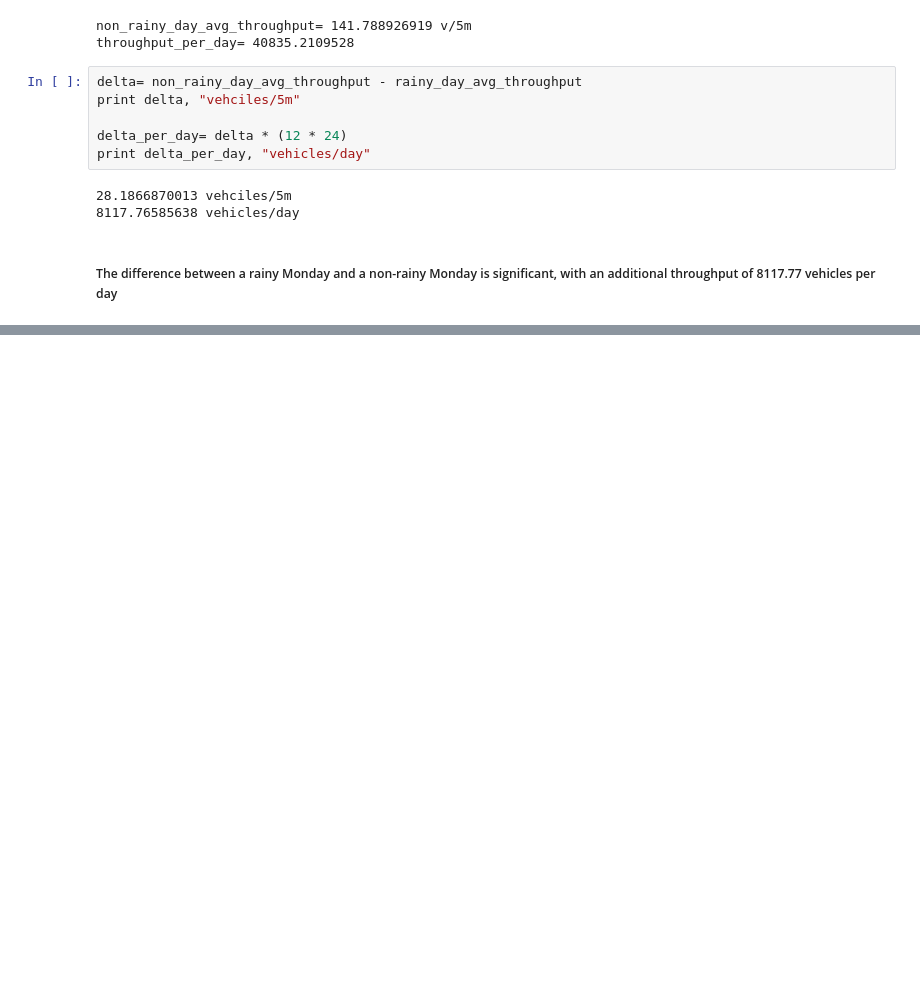
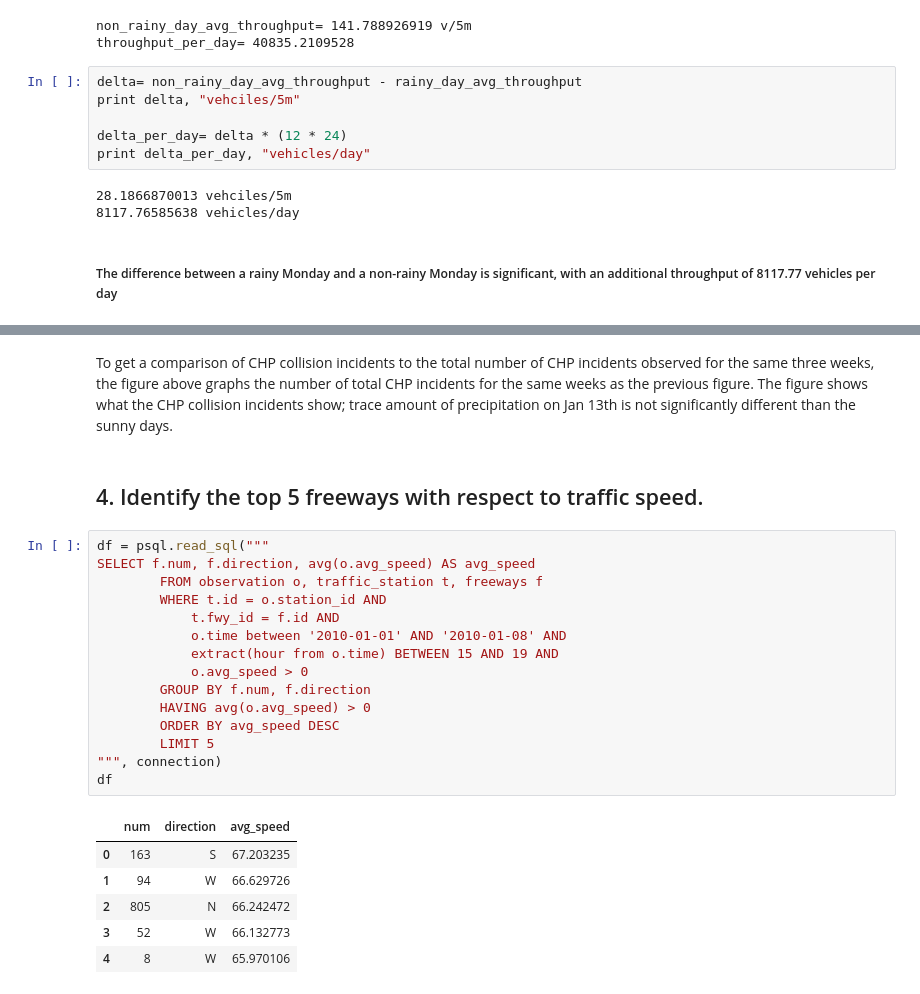
Before and after one commit to conwaywong/dse_capstone, a Jupyter notebook: traffic/src/DSE203_Final_QueryResults.ipynb, the cells around one changed output, grey strips where cells are left out. Drawn from its saved outputs; the diff is of its cells as text; blank space fills up the shorter version.

```diff
--- a/traffic/src/DSE203_Final_QueryResults.ipynb
+++ b/traffic/src/DSE203_Final_QueryResults.ipynb
@@ -241,0 +330,27 @@ print delta_per_day, "vehicles/day"
+# %% [markdown]
+
+To get a comparison of CHP collision incidents to the total number of CHP incidents observed for the same three weeks, the figure above graphs the number of total CHP incidents for the same weeks as the previous figure. The figure shows what the CHP collision incidents show; trace amount of precipitation on Jan 13th is not significantly different than the sunny days.
+# %% [markdown]
+## 4. Identify the top 5 freeways with respect to traffic speed.
+# %%
+df = psql.read_sql("""
+SELECT f.num, f.direction, avg(o.avg_speed) AS avg_speed
+        FROM observation o, traffic_station t, freeways f
+        WHERE t.id = o.station_id AND
+            t.fwy_id = f.id AND
+            o.time between '2010-01-01' AND '2010-01-08' AND
+            extract(hour from o.time) BETWEEN 15 AND 19 AND
+            o.avg_speed > 0
+        GROUP BY f.num, f.direction
+        HAVING avg(o.avg_speed) > 0
+        ORDER BY avg_speed DESC
+        LIMIT 5
+""", connection)
+df
+# %% [output]
+|  | num | direction | avg_speed |
+| 0 | 163 | S | 67.203235 |
+| 1 | 94 | W | 66.629726 |
+| 2 | 805 | N | 66.242472 |
+| 3 | 52 | W | 66.132773 |
+| 4 | 8 | W | 65.970106 |
```
Also changed, not shown: parts of 10 cells of this notebook.
